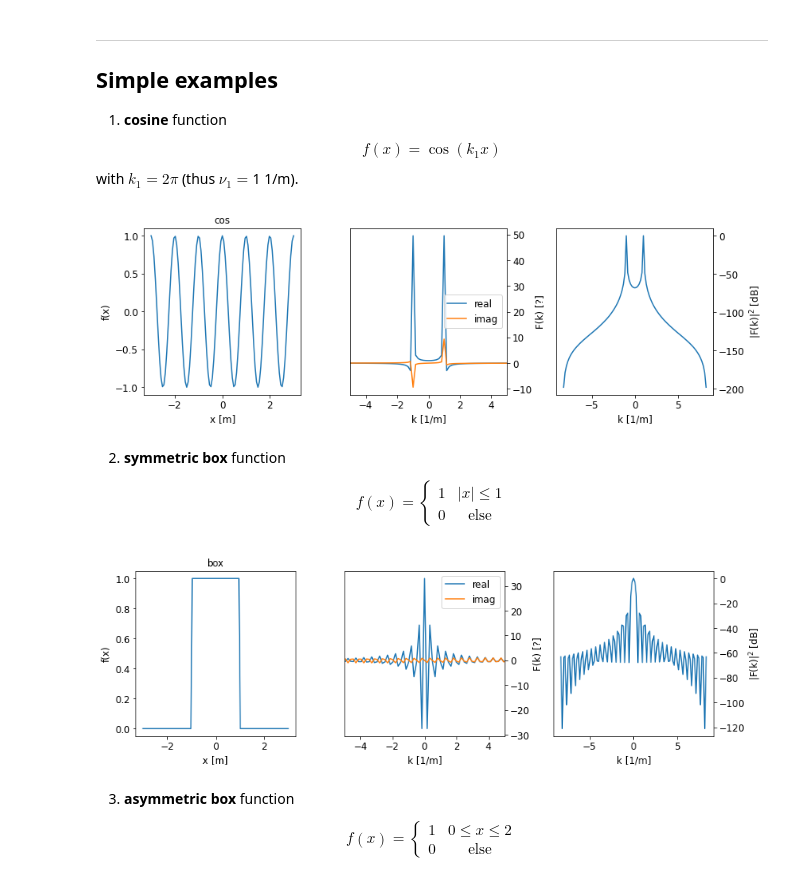
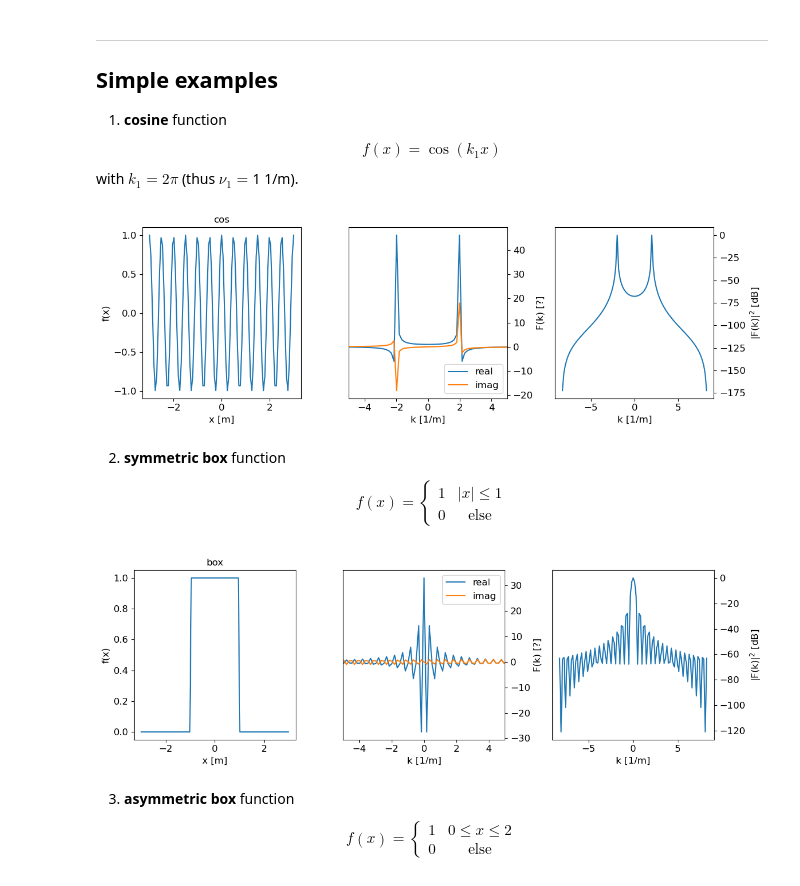
Before and after one commit to georgkaufmann/lecture_agII, a Jupyter notebook: AGII_chap09_Fourier1D.ipynb, the cells around one changed output. Drawn from its saved outputs; the diff is of its cells as text; code cells hidden in the pictures.

```diff
--- a/AGII_chap09_Fourier1D.ipynb
+++ b/AGII_chap09_Fourier1D.ipynb
@@ -115,8 +115,8 @@ shift with `fftshift` for more clarity:
 xmin = -3
 xmax = +3
 nx   = 101
-dx   = (xmax-xmin)/(nx-1)
-x    = np.linspace(xmin,xmax,nx)
+#dx   = (xmax-xmin)/(nx-1)
+x,dx = np.linspace(xmin,xmax,nx,retstep=True)
 #kx  = (-nx/2 + np.arange(0,nx))*2*np.pi/(xmax-xmin)
 kx = np.fft.fftfreq(x.size, d=dx)
 kx = np.fft.fftshift(kx)
@@ -159,19 +159,19 @@ with $k_1=2 \pi$ (thus $\nu_1=$1 1/m).
 # %%
 def f(x,nu1=1):
     f=np.cos(2*np.pi*nu1*x)
     #f=f+np.cos(np.pi*t)
     #f=f+np.cos(4*np.pi*t)
     return f
 
-f = f(x,nu1=1)
+f = f(x,nu1=2)
 F = np.fft.fft(f)
 F = np.fft.fftshift(F)
 power = np.abs(F)**2
 power = 20*np.log10((power+tiny)/power.max())
 
 plot_f_F_power('cos',x,f,kx,F,power)
 # %% [output]
-[figure, old version]
+[figure, new version]
 # %% [markdown]
 2. **symmetric box** function
 
@@ -199,7 +199,7 @@ power = np.abs(F)**2
 power = 20*np.log10((power+tiny)/power.max())
 plot_f_F_power('box',x,f,kx,F,power)
 # %% [output]
-[figure, old version]
+[figure, new version]
 # %% [markdown]
 3. **asymmetric box** function
 
```
Also changed, not shown: parts of 5 cells of this notebook, 52 other files.
